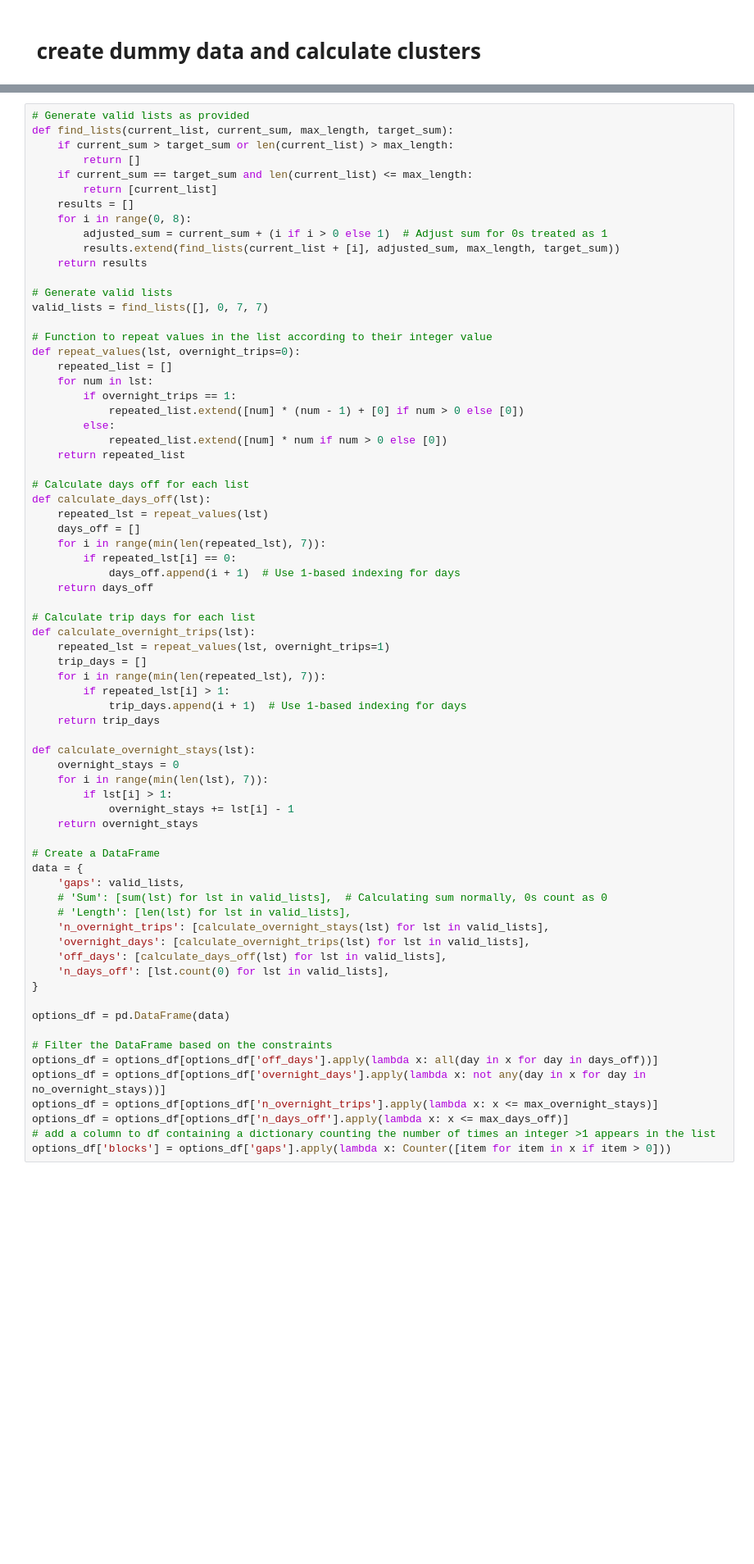
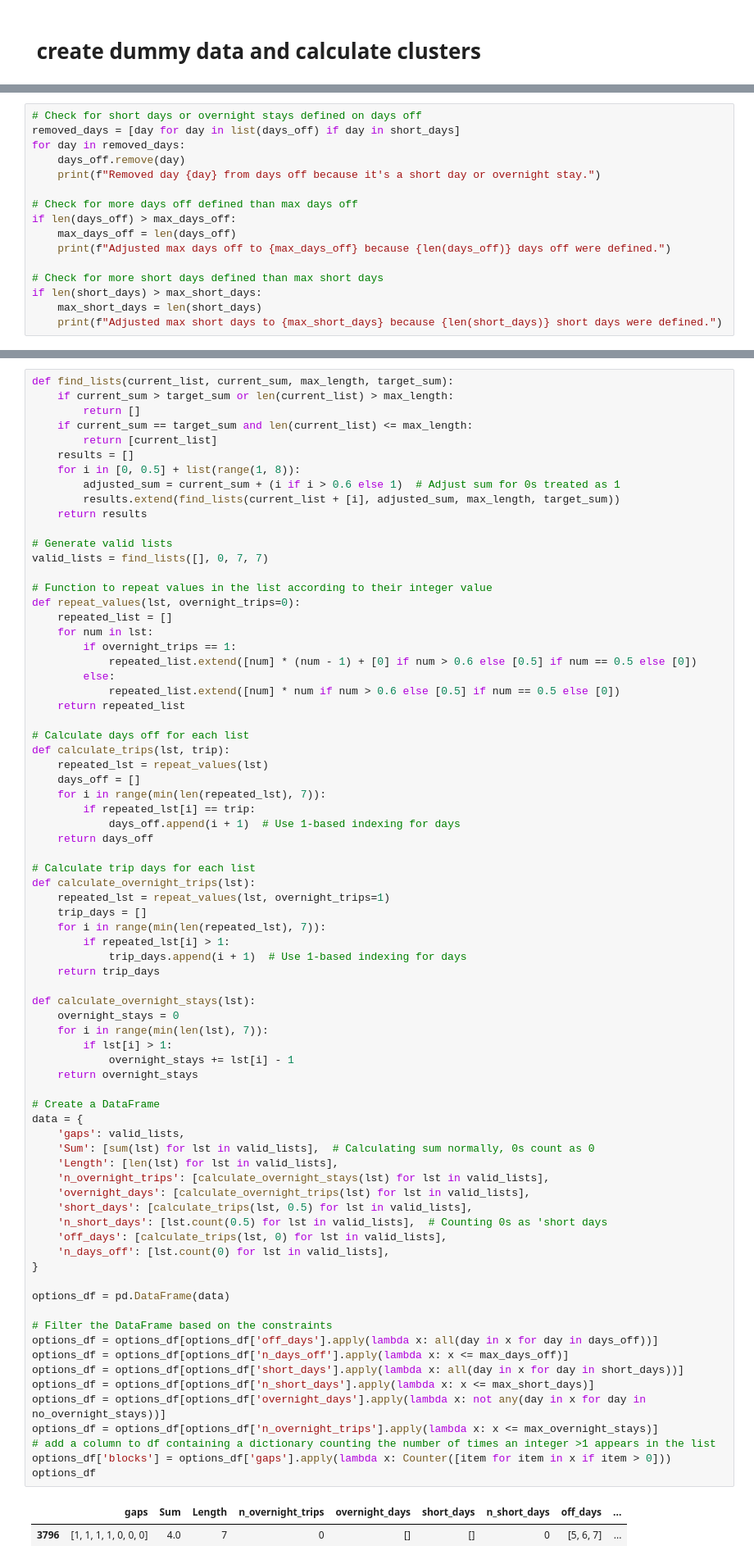
Before and after one commit to florianblaser/routing, a Jupyter notebook: playground.ipynb, the cells around one changed output, grey strips where cells are left out. Shown at 82% size. Cells and saved outputs as stored; diff of their text form; blank space fills up the shorter version.

Commit message:
redo agent lunch break, logic for half days and automatic adjustments of input conflicts

```diff
--- a/playground.ipynb
+++ b/playground.ipynb
@@ -25,0 +36,16 @@ half_days = {3,5,6} # define via working hours
+# %%
+# Check for short days or overnight stays defined on days off
+removed_days = [day for day in list(days_off) if day in short_days]
+for day in removed_days:
+    days_off.remove(day)
+    print(f"Removed day {day} from days off because it's a short day or overnight stay.")
+
+# Check for more days off defined than max days off
+if len(days_off) > max_days_off:
+    max_days_off = len(days_off)
+    print(f"Adjusted max days off to {max_days_off} because {len(days_off)} days off were defined.")
+
+# Check for more short days defined than max short days
+if len(short_days) > max_short_days:
+    max_short_days = len(short_days)
+    print(f"Adjusted max short days to {max_short_days} because {len(short_days)} short days were defined.")
@@ -188,13 +87,12 @@ Warning: VIP node 30 is closed on day(s) 7.
 # %%
-# Generate valid lists as provided
 def find_lists(current_list, current_sum, max_length, target_sum):
     if current_sum > target_sum or len(current_list) > max_length:
         return []
     if current_sum == target_sum and len(current_list) <= max_length:
         return [current_list]
     results = []
-    for i in range(0, 8):
-        adjusted_sum = current_sum + (i if i > 0 else 1)  # Adjust sum for 0s treated as 1
+    for i in [0, 0.5] + list(range(1, 8)):
+        adjusted_sum = current_sum + (i if i > 0.6 else 1)  # Adjust sum for 0s treated as 1
         results.extend(find_lists(current_list + [i], adjusted_sum, max_length, target_sum))
     return results
 
@@ -206,17 +104,17 @@ def repeat_values(lst, overnight_trips=0):
     repeated_list = []
     for num in lst:
         if overnight_trips == 1:
-            repeated_list.extend([num] * (num - 1) + [0] if num > 0 else [0])
+            repeated_list.extend([num] * (num - 1) + [0] if num > 0.6 else [0.5] if num == 0.5 else [0])
         else:
-            repeated_list.extend([num] * num if num > 0 else [0])
+            repeated_list.extend([num] * num if num > 0.6 else [0.5] if num == 0.5 else [0])
     return repeated_list
 
 # Calculate days off for each list
-def calculate_days_off(lst):
+def calculate_trips(lst, trip):
     repeated_lst = repeat_values(lst)
     days_off = []
     for i in range(min(len(repeated_lst), 7)):
-        if repeated_lst[i] == 0:
+        if repeated_lst[i] == trip:
             days_off.append(i + 1)  # Use 1-based indexing for days
     return days_off
 
@@ -225,37 +123,45 @@ def calculate_overnight_trips(lst):
     repeated_lst = repeat_values(lst, overnight_trips=1)
     trip_days = []
     for i in range(min(len(repeated_lst), 7)):
         if repeated_lst[i] > 1:
             trip_days.append(i + 1)  # Use 1-based indexing for days
     return trip_days
 
 def calculate_overnight_stays(lst):
     overnight_stays = 0
     for i in range(min(len(lst), 7)):
         if lst[i] > 1:
             overnight_stays += lst[i] - 1
     return overnight_stays
 
 # Create a DataFrame
 data = {
     'gaps': valid_lists,
-    # 'Sum': [sum(lst) for lst in valid_lists],  # Calculating sum normally, 0s count as 0
-    # 'Length': [len(lst) for lst in valid_lists],
+    'Sum': [sum(lst) for lst in valid_lists],  # Calculating sum normally, 0s count as 0
+    'Length': [len(lst) for lst in valid_lists],
     'n_overnight_trips': [calculate_overnight_stays(lst) for lst in valid_lists],
     'overnight_days': [calculate_overnight_trips(lst) for lst in valid_lists],
-    'off_days': [calculate_days_off(lst) for lst in valid_lists],
+    'short_days': [calculate_trips(lst, 0.5) for lst in valid_lists],
+    'n_short_days': [lst.count(0.5) for lst in valid_lists],  # Counting 0s as 'short days
+    'off_days': [calculate_trips(lst, 0) for lst in valid_lists],
     'n_days_off': [lst.count(0) for lst in valid_lists],
 }
 
 options_df = pd.DataFrame(data)
 
 # Filter the DataFrame based on the constraints
 options_df = options_df[options_df['off_days'].apply(lambda x: all(day in x for day in days_off))]
+options_df = options_df[options_df['n_days_off'].apply(lambda x: x <= max_days_off)]
+options_df = options_df[options_df['short_days'].apply(lambda x: all(day in x for day in short_days))]
+options_df = options_df[options_df['n_short_days'].apply(lambda x: x <= max_short_days)]
 options_df = options_df[options_df['overnight_days'].apply(lambda x: not any(day in x for day in no_overnight_stays))]
 options_df = options_df[options_df['n_overnight_trips'].apply(lambda x: x <= max_overnight_stays)]
-options_df = options_df[options_df['n_days_off'].apply(lambda x: x <= max_days_off)]
 # add a column to df containing a dictionary counting the number of times an integer >1 appears in the list
 options_df['blocks'] = options_df['gaps'].apply(lambda x: Counter([item for item in x if item > 0]))
+options_df
+# %% [output]
+|  | gaps | Sum | Length | n_overnight_trips | overnight_days | short_days | n_short_days | off_days | ... |
+| 3796 | [1, 1, 1, 1, 0, 0, 0] | 4.0 | 7 | 0 | [] | [] | 0 | [5, 6, 7] | ... |
 # %%
 if len(options_df) == 0:
     raise ValueError("No valid options found.")
```
Also changed, not shown: parts of 21 cells of this notebook, 2 other files.
